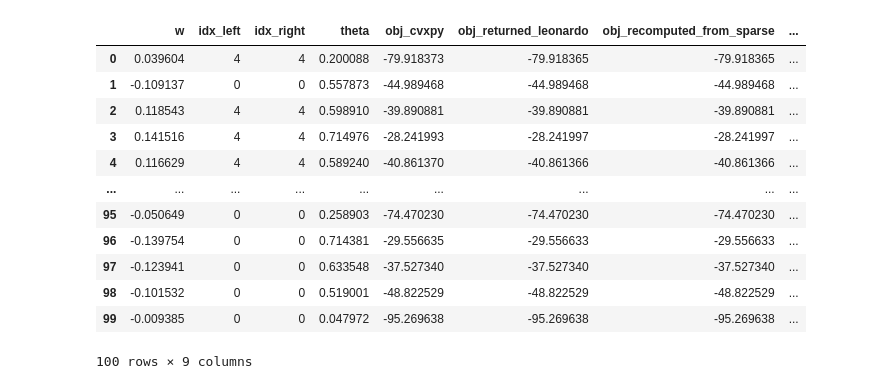
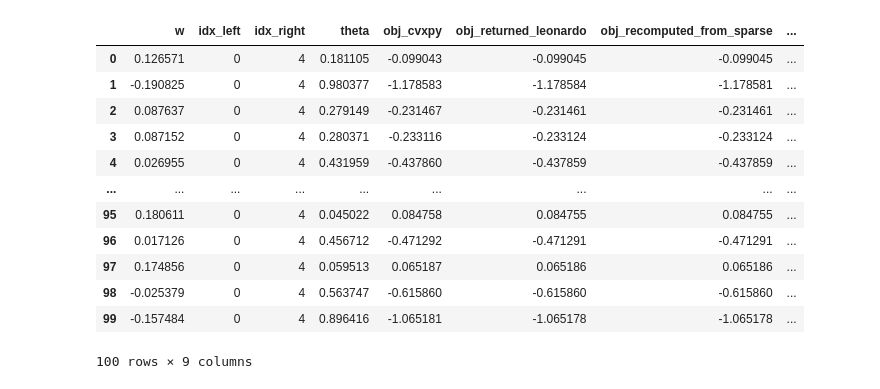
Before and after one commit to cardiaa/METaQ, a Jupyter notebook: CheckCorrectness.ipynb, the cells around one changed output. Cells and saved outputs as stored; diff of their text form; code cells hidden in the pictures.

Commit message:
Updated CheckCorrectness.ipynb with a version in which v does not contain 0-value

```diff
--- a/CheckCorrectness.ipynb
+++ b/CheckCorrectness.ipynb
@@ -235,35 +238,61 @@ def knapsack_solver_cvxpy(xi, v, w, C, delta):
     )
 
 
-def make_v_from_w_percentiles_with_bucket_zero(w, C, device):
-    assert C >= 3, "Serve C >= 3."
-    assert C % 2 == 1, "Serve C dispari per avere un valore centrale 0 esatto."
+def percentiles_like_trainer(x: torch.Tensor, probs: list[float]) -> torch.Tensor:
+    """
+    Stessa logica usata in trainer_on_gpus_pretrained.py.
+    Usa kthvalue invece di torch.quantile.
+    """
+    x = x.flatten().float()
+    n = x.numel()
+
+    vals = []
+    for p in probs:
+        k = max(1, min(n, int(round(p * (n - 1))) + 1))
+        vals.append(torch.kthvalue(x, k).values)
+
+    return torch.stack(vals)
+
+
+def make_v_from_w_percentiles_without_zero(w, C, device):
+    """
+    Costruisce C livelli di quantizzazione senza includere 0.
+    Lo zero non è un bucket: è rappresentato dalla soluzione nulla x=0.
+    """
+    assert C >= 2, "Serve C >= 2."
 
     w = w.to(dtype=torch.float32, device=device)
 
-    p_low = torch.quantile(w, 0.001)
-    p_high = torch.quantile(w, 0.999)
+    p_low, p_high = percentiles_like_trainer(w, [0.001, 0.999])
 
-    assert p_low < 0 < p_high, (
-        f"I percentili devono contenere 0: p_low={p_low.item()}, p_high={p_high.item()}"
-    )
+    eps = torch.tensor(1e-12, device=device)
 
-    mid = C // 2
+    p_low = torch.minimum(p_low.to(device), -eps)
+    p_high = torch.maximum(p_high.to(device), eps)
 
-    v_left = torch.linspace(p_low.item(), 0.0, steps=mid + 1, device=device)
-    v_right = torch.linspace(0.0, p_high.item(), steps=mid + 1, device=device)[1:]
+    if (p_high - p_low).abs() < 1e-12:
+        center = 0.5 * (p_low + p_high)
+        p_low = center - 1e-6
+        p_high = center + 1e-6
 
-    v = torch.cat([v_left, v_right])
-    v[mid] = 0.0
+    n_neg = C // 2
+    n_pos = C - n_neg
 
-    return v.to(dtype=torch.float32), p_low, p_high
+    neg = torch.linspace(p_low.item(), -eps.item(), steps=n_neg, device=device)
+    pos = torch.linspace(eps.item(), p_high.item(), steps=n_pos, device=device)
+
+    v = torch.cat([neg, pos]).to(dtype=torch.float32)
+
+    assert not torch.any(v == 0.0), f"Errore: v contiene 0: {v}"
+
+    return v, p_low, p_high
 
 
 device = torch.device("cpu")
 
 C = 5
 M = 100
-delta = -100
+delta = 100
 r_w_generation = 0.20
 
 xi = torch.randn(C, device=device)
@@ -271,7 +300,11 @@ xi = torch.sort(xi)[0]
 
 w = -r_w_generation + 2.0 * r_w_generation * torch.rand(M, device=device)
 
-v, p_low, p_high = make_v_from_w_percentiles_with_bucket_zero(w, C, device)
+# Inserisco alcuni zeri esatti per verificare che w=0 venga risolto con x=0
+num_exact_zeros = min(10, M)
+w[:num_exact_zeros] = 0.0
+
+v, p_low, p_high = make_v_from_w_percentiles_without_zero(w, C, device)
 
 w = torch.clamp(w, min=p_low.item(), max=p_high.item())
 w = w[torch.randperm(M)]
@@ -314,6 +347,12 @@ x_cvxpy, lambda_cvxpy, obj_cvxpy, solver_used = knapsack_solver_cvxpy(
 
 w_residual_leo = x_leo_dense @ v - w
 sum_x_leo = x_leo_dense.sum(dim=1)
+
+zero_w_mask = torch.abs(w) < 1e-12
+
+if zero_w_mask.any():
+    max_sum_x_at_zero_w = sum_x_leo[zero_w_mask].max().item()
+    print(f"max sum(x) per w=0 = {max_sum_x_at_zero_w:.3e}")
 
 max_x_err = torch.max(torch.abs(x_leo_dense - x_cvxpy)).item()
 max_obj_err_returned = torch.max(torch.abs(obj_leo_returned.cpu() - obj_cvxpy)).item()
@@ -379,17 +418,17 @@ max |v @ x_leonardo - w|                     = 7.451e-09
 max violation(sum(x) <= 1)                   = 0.000e+00
 
 OK: la x sparsa ricostruita è coerente con CVXPY.
 |  | w | idx_left | idx_right | theta | obj_cvxpy | obj_returned_leonardo | obj_recomputed_from_sparse | ... |
-| 0 | 0.039604 | 4 | 4 | 0.200088 | -79.918373 | -79.918365 | -79.918365 | ... |
-| 1 | -0.109137 | 0 | 0 | 0.557873 | -44.989468 | -44.989468 | -44.989468 | ... |
-| 2 | 0.118543 | 4 | 4 | 0.598910 | -39.890881 | -39.890881 | -39.890881 | ... |
-| 3 | 0.141516 | 4 | 4 | 0.714976 | -28.241993 | -28.241997 | -28.241997 | ... |
-| 4 | 0.116629 | 4 | 4 | 0.589240 | -40.861370 | -40.861366 | -40.861366 | ... |
+| 0 | 0.126571 | 0 | 4 | 0.181105 | -0.099043 | -0.099045 | -0.099045 | ... |
+| 1 | -0.190825 | 0 | 4 | 0.980377 | -1.178583 | -1.178584 | -1.178581 | ... |
+| 2 | 0.087637 | 0 | 4 | 0.279149 | -0.231467 | -0.231461 | -0.231461 | ... |
+| 3 | 0.087152 | 0 | 4 | 0.280371 | -0.233116 | -0.233124 | -0.233124 | ... |
+| 4 | 0.026955 | 0 | 4 | 0.431959 | -0.437860 | -0.437859 | -0.437859 | ... |
 | ... | ... | ... | ... | ... | ... | ... | ... | ... |
-| 95 | -0.050649 | 0 | 0 | 0.258903 | -74.470230 | -74.470230 | -74.470230 | ... |
-| 96 | -0.139754 | 0 | 0 | 0.714381 | -29.556635 | -29.556633 | -29.556633 | ... |
-| 97 | -0.123941 | 0 | 0 | 0.633548 | -37.527340 | -37.527340 | -37.527340 | ... |
-| 98 | -0.101532 | 0 | 0 | 0.519001 | -48.822529 | -48.822529 | -48.822529 | ... |
-| 99 | -0.009385 | 0 | 0 | 0.047972 | -95.269638 | -95.269638 | -95.269638 | ... |
+| 95 | 0.180611 | 0 | 4 | 0.045022 | 0.084758 | 0.084755 | 0.084755 | ... |
+| 96 | 0.017126 | 0 | 4 | 0.456712 | -0.471292 | -0.471291 | -0.471291 | ... |
+| 97 | 0.174856 | 0 | 4 | 0.059513 | 0.065187 | 0.065186 | 0.065186 | ... |
+| 98 | -0.025379 | 0 | 4 | 0.563747 | -0.615860 | -0.615860 | -0.615860 | ... |
+| 99 | -0.157484 | 0 | 4 | 0.896416 | -1.065181 | -1.065178 | -1.065178 | ... |
 100 rows × 9 columns
 === x Leonardo densa ===
```
Also changed, not shown: parts of 2 cells of this notebook.
